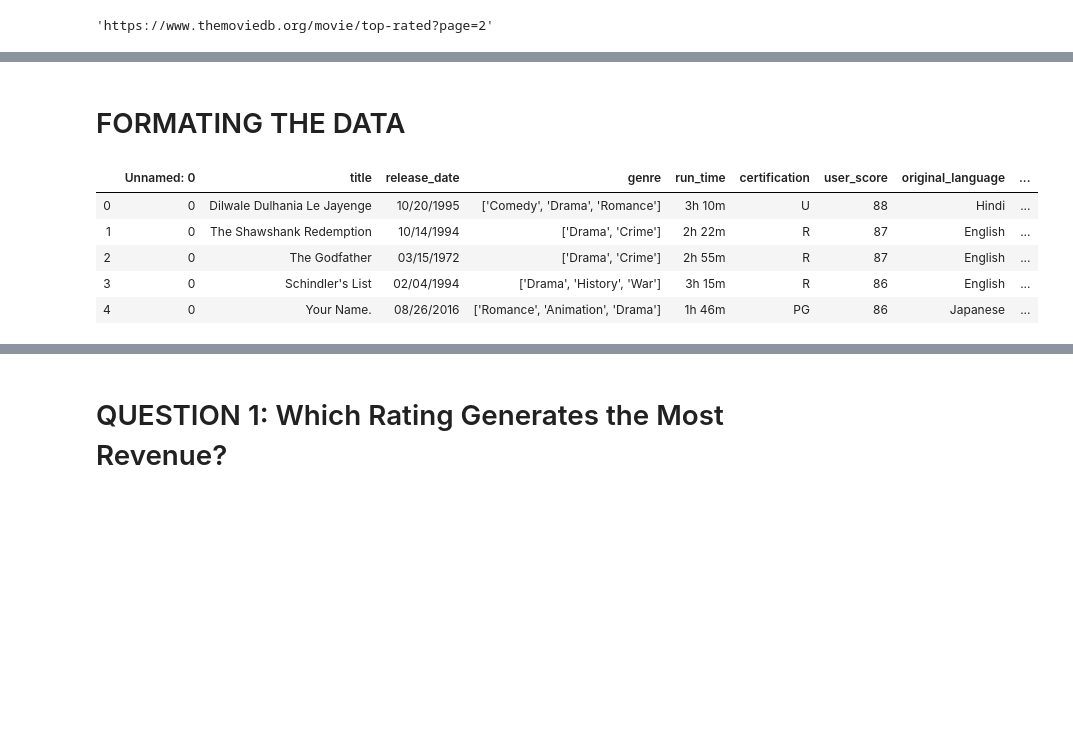
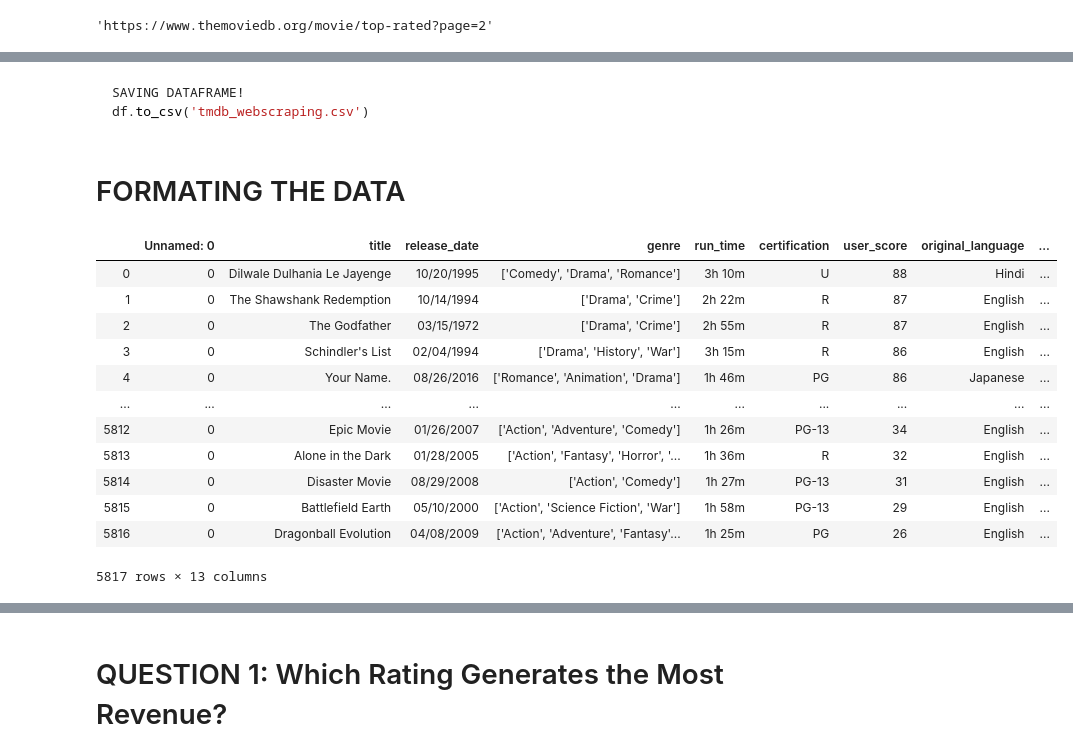
Before and after one commit to gabrieljarosi/dsc-mod-1-project-v2-1-onl01-dtsc-pt-041320, a Jupyter notebook: student.ipynb, the cells around one changed output, grey strips where cells are left out. Drawn from its saved outputs; the diff is of its cells as text; code cells hidden in the pictures; blank space fills up the shorter version.

````diff
--- a/student.ipynb
+++ b/student.ipynb
@@ -354,15 +364,27 @@ test_df = scrape_movies_list('https://www.themoviedb.org/movie/top-rated?page=14
+# %% [markdown]
+```python
+SAVING DATAFRAME!
+df.to_csv('tmdb_webscraping.csv')
+```
 # %% [markdown]
 # FORMATING THE DATA
 # %%
 df = pd.read_csv('tmdb_webscraping.csv')
-df.head()
+df
 # %% [output]
 |  | Unnamed: 0 | title | release_date | genre | run_time | certification | user_score | original_language | ... |
 | 0 | 0 | Dilwale Dulhania Le Jayenge | 10/20/1995 | ['Comedy', 'Drama', 'Romance'] | 3h 10m | U | 88 | Hindi | ... |
 | 1 | 0 | The Shawshank Redemption | 10/14/1994 | ['Drama', 'Crime'] | 2h 22m | R | 87 | English | ... |
 | 2 | 0 | The Godfather | 03/15/1972 | ['Drama', 'Crime'] | 2h 55m | R | 87 | English | ... |
 | 3 | 0 | Schindler's List | 02/04/1994 | ['Drama', 'History', 'War'] | 3h 15m | R | 86 | English | ... |
 | 4 | 0 | Your Name. | 08/26/2016 | ['Romance', 'Animation', 'Drama'] | 1h 46m | PG | 86 | Japanese | ... |
+| ... | ... | ... | ... | ... | ... | ... | ... | ... | ... |
+| 5812 | 0 | Epic Movie | 01/26/2007 | ['Action', 'Adventure', 'Comedy'] | 1h 26m | PG-13 | 34 | English | ... |
+| 5813 | 0 | Alone in the Dark | 01/28/2005 | ['Action', 'Fantasy', 'Horror', '... | 1h 36m | R | 32 | English | ... |
+| 5814 | 0 | Disaster Movie | 08/29/2008 | ['Action', 'Comedy'] | 1h 27m | PG-13 | 31 | English | ... |
+| 5815 | 0 | Battlefield Earth | 05/10/2000 | ['Action', 'Science Fiction', 'War'] | 1h 58m | PG-13 | 29 | English | ... |
+| 5816 | 0 | Dragonball Evolution | 04/08/2009 | ['Action', 'Adventure', 'Fantasy'... | 1h 25m | PG | 26 | English | ... |
+5817 rows × 13 columns
 # %%
 #FUNCTION TO CONVERT RUN_TIME FROM HOURS,MINUTES FORMAT TO MINUTES
 def convert_run_time(test):
````
Also changed, not shown: parts of 44 cells of this notebook, 7 other files.
